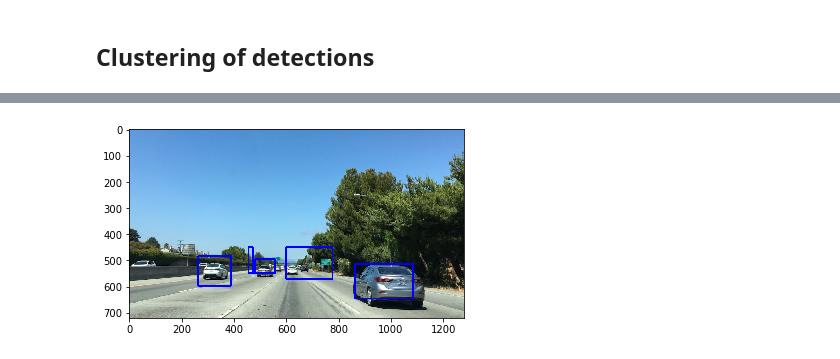
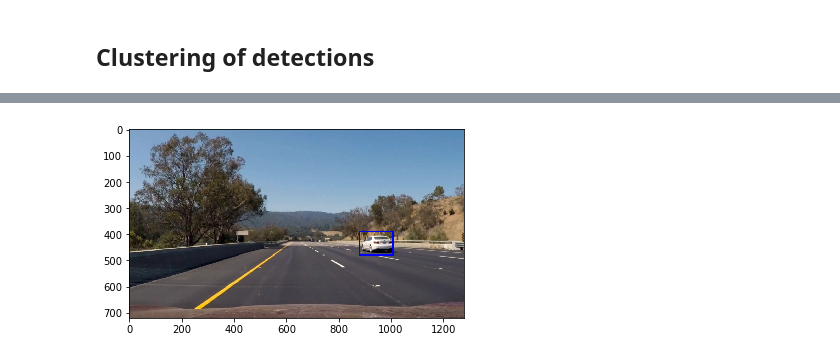
Before and after one commit to alexeysas/sdc-vehicle-detection-and-tracking, a Jupyter notebook: sdc-vehicle-detection-and-tracking.ipynb, the cells around one changed output, grey strips where cells are left out. Cells and saved outputs as stored; diff of their text form; code cells hidden in the pictures.

```diff
--- a/sdc-vehicle-detection-and-tracking.ipynb
+++ b/sdc-vehicle-detection-and-tracking.ipynb
@@ -528,7 +544,8 @@ print('Number of images:', X.shape[0])
 
 print('Feature vector length:', len(X[0]))
 
-svc = LinearSVC(C=0.05)
+#create classifier
+svc = LinearSVC(C=1)
 
 #svc = LogisticRegression()
 
@@ -648,14 +667,14 @@ matplotlib.image.imsave('output_images/windows_search.png', window_img)
 def get_sliding_windows():
 
 
-    windows_small = slide_window(image, x_start_stop=[None, None], y_start_stop=[400, 600],
-                    xy_window=(82, 82), xy_shift=(24, 24))
+    windows_small = slide_window(image, x_start_stop=[None, None], y_start_stop=[390, 500],
+                    xy_window=(80, 80), xy_shift=(10, 10))
 
-    windows = slide_window(image, x_start_stop=[None, None], y_start_stop=[400, 650],
-                    xy_window=(102, 102), xy_shift=(24, 24))
+    windows = slide_window(image, x_start_stop=[None, None], y_start_stop=[390, 620],
+                    xy_window=(100, 100), xy_shift=(20, 20))
 
-    windows_big = slide_window(image, x_start_stop=[None, None], y_start_stop=[450, None],
-                        xy_window=(122, 122), xy_shift=(32, 32))
+    windows_big = slide_window(image, x_start_stop=[None, None], y_start_stop=[450, 660],
+                        xy_window=(140, 140), xy_shift=(40, 40))
 
     windows.extend(windows_big)
     windows.extend(windows_small)
@@ -724,6 +743,9 @@ def apply_threshold(heatmap, threshold):
 
 def draw_labeled_bboxes(img, labels):
     # Iterate through all detected cars
+
+    boxes = []
+
     for car_number in range(1, labels[1]+1):
         # Find pixels with each car_number label value
         nonzero = (labels[0] == car_number).nonzero()
@@ -734,8 +756,10 @@ def draw_labeled_bboxes(img, labels):
         bbox = ((np.min(nonzerox), np.min(nonzeroy)), (np.max(nonzerox), np.max(nonzeroy)))
         # Draw the box on the image
         cv2.rectangle(img, bbox[0], bbox[1], (0,0,255), 6)
+
+        boxes.append(bbox)
     # Return the image
-    return img
+    return img, boxes
 
 from scipy.ndimage.measurements import label
 # %%
@@ -768,5 +792,5 @@ matplotlib.image.imsave('output_images/single_detection.png', draw_img)
 # %%
-def detection_pipeline(image, windows, clf, definition, scaler):
+def detection_pipeline(image, windows, clf, definition, scaler, threshold=0):
 
     #detect cars
     detections = search_windows(image, windows, clf, definition, scaler)
@@ -778,21 +802,20 @@ def detection_pipeline(image, windows, clf, definition, scaler):
     heat = add_heat(heat, detections)
 
     # Apply threshold to help remove false positives
-    heat = apply_threshold(heat, 2)
+    heat = apply_threshold(heat, threshold)
     heatmap = np.clip(heat, 0, 255)
 
     # get labeled clasters
     labels = label(heatmap)
 
-    draw_img = draw_labeled_bboxes(np.copy(image), labels)
-
-    return draw_img
+    return labels, heatmap
 # %%
-image = load_image("test_images/test0.jpg")
-res_image = detection_pipeline(image, windows, svc, definition, scaler)
-show_image(res_image)
+image = load_image("test_images/white.png")
+labels, heatmap = detection_pipeline(image, windows, svc, definition, scaler)
+draw_img, _ = draw_labeled_bboxes(np.copy(image), labels)
+show_image(draw_img)
 # %% [output]
-[figure, old version]
+[figure, new version]
 # %%
 #prepare environment to work with video
 import imageio
```
Also changed, not shown: parts of 16 cells of this notebook, 14 other files.
